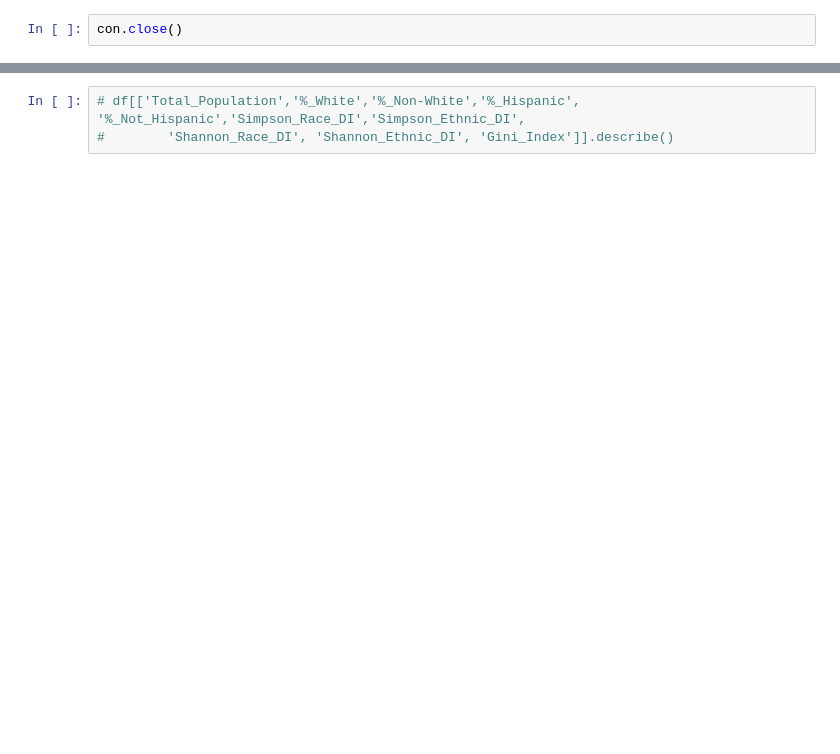
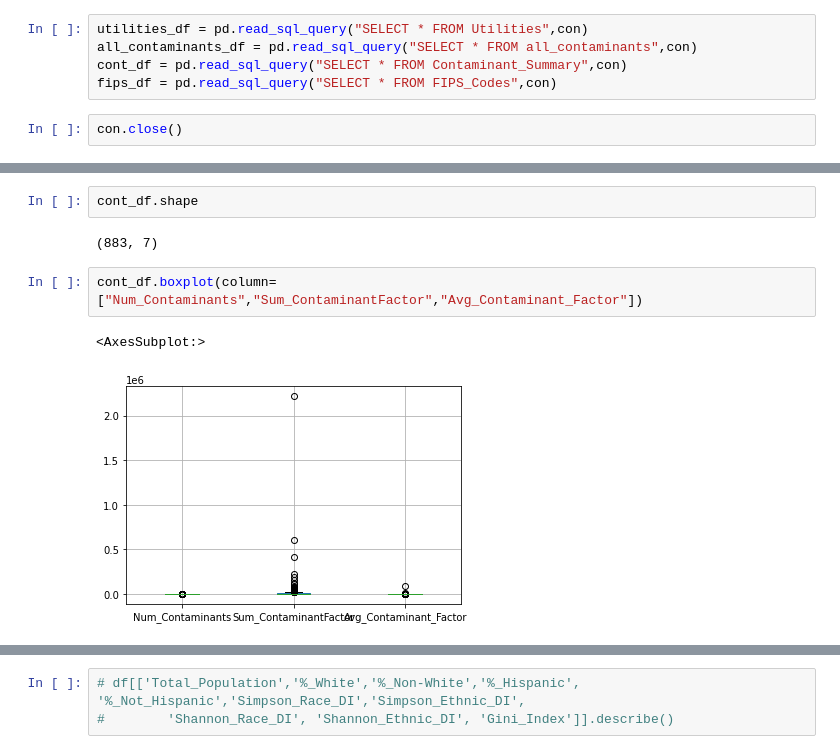
Before and after one commit to jonathantree/Water_Quality_Analysis, a Jupyter notebook: Census_Data_Cleaning/Demographic_Data_EDA.ipynb, the cells around one changed output, grey strips where cells are left out. Drawn from its saved outputs; the diff is of its cells as text; blank space fills up the shorter version.

```diff
--- a/Census_Data_Cleaning/Demographic_Data_EDA.ipynb
+++ b/Census_Data_Cleaning/Demographic_Data_EDA.ipynb
@@ -27,3 +33,8 @@ df.head()
+# %%
+utilities_df = pd.read_sql_query("SELECT * FROM Utilities",con)
+all_contaminants_df = pd.read_sql_query("SELECT * FROM all_contaminants",con)
+cont_df = pd.read_sql_query("SELECT * FROM Contaminant_Summary",con)
+fips_df = pd.read_sql_query("SELECT * FROM FIPS_Codes",con)
 # %%
 con.close()
 # %%
@@ -32,0 +88,9 @@ df.shape
+# %%
+cont_df.shape
+# %% [output]
+(883, 7)
+# %%
+cont_df.boxplot(column=["Num_Contaminants","Sum_ContaminantFactor","Avg_Contaminant_Factor"])
+# %% [output]
+<AxesSubplot:>
+[figure, added]
```
Also changed, not shown: parts of 52 cells of this notebook, 3 other files.
